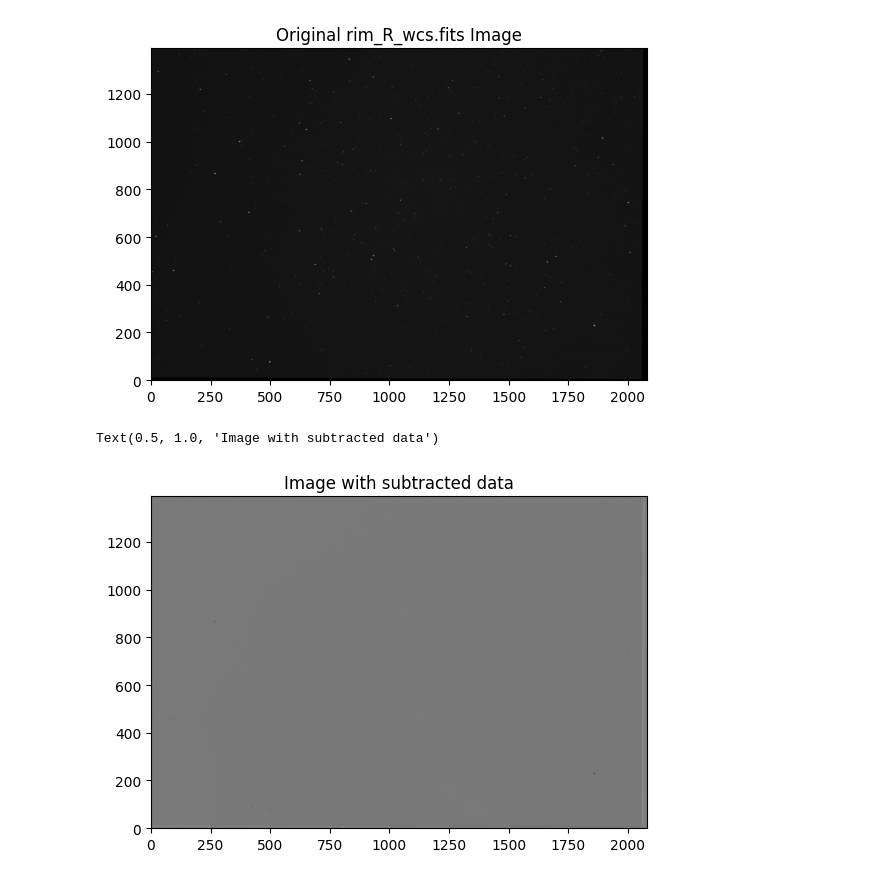
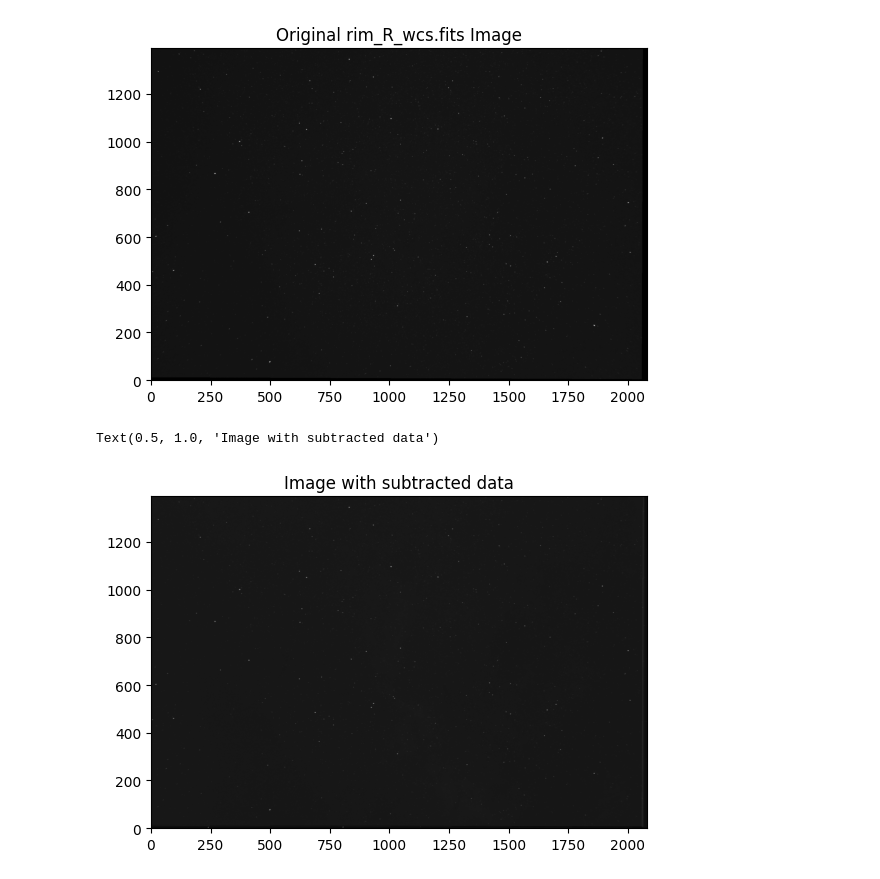
Before and after one commit to JoeBannouna/sceni, a Jupyter notebook: src/POC/leoPOC.ipynb, the cells around one changed output. Drawn from its saved outputs; the diff is of its cells as text; code cells hidden in the pictures.

```diff
--- a/src/POC/leoPOC.ipynb
+++ b/src/POC/leoPOC.ipynb
@@ -93,8 +93,8 @@ plt.title("Original " + BBDataName + " Image")
 Text(0.5, 1.0, 'Original rim_R_wcs.fits Image')
 [figure]
 # %%
-plt.imshow(subtractData(getData(NBDataLink), getData(BBDataLink), optMu), origin = 'lower', cmap = 'gray')
+plt.imshow(subtractData(getData(NBDataLink), getData(BBDataLink), 0.7), origin = 'lower', cmap = 'gray')
 plt.title("Image with subtracted data")
 # %% [output]
 Text(0.5, 1.0, 'Image with subtracted data')
-[figure, old version]
+[figure, new version]
```
Also changed, not shown: parts of 1 cell of this notebook.
